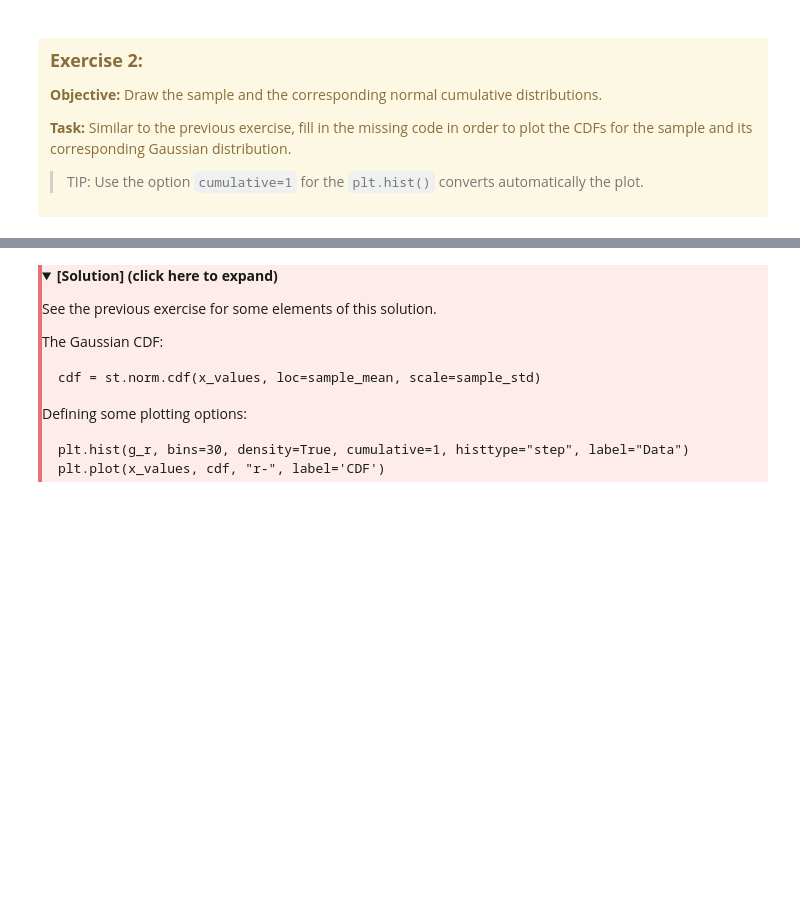
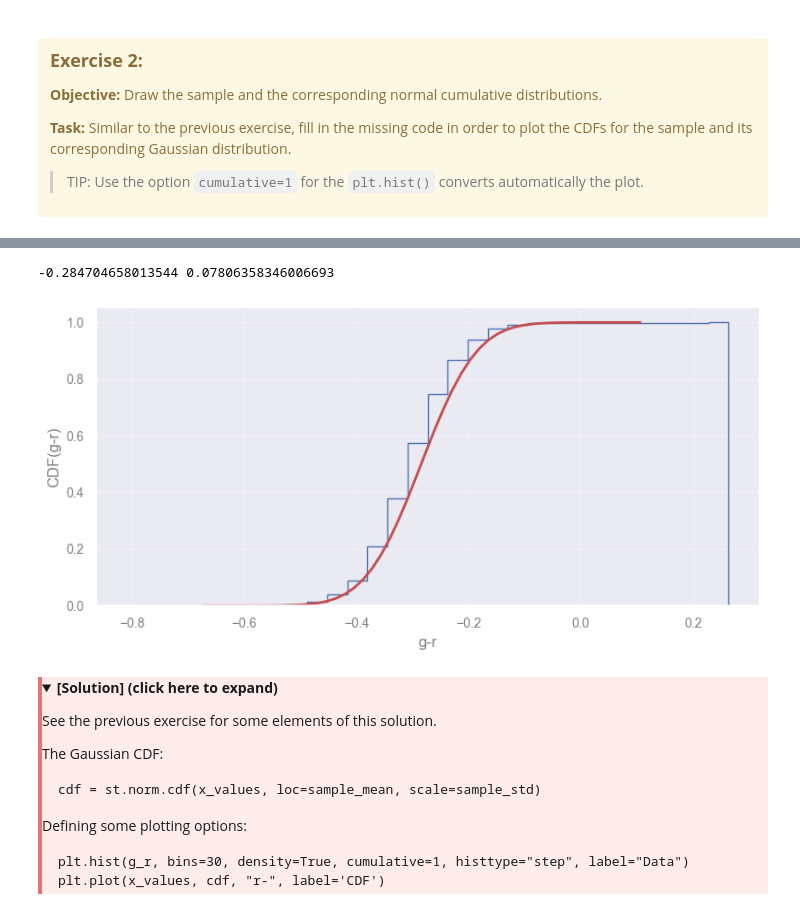
Before and after one commit to AstroStat-Academy/astrostat-school-7, a Jupyter notebook: Intro/Intro.ipynb, the cells around one changed output, grey strips where cells are left out. Drawn from its saved outputs; the diff is of its cells as text; code cells hidden in the pictures; folded sections open; blank space fills up the shorter version.

Commit message:
fixed a simple plotting bug

```diff
--- a/Intro/Intro.ipynb
+++ b/Intro/Intro.ipynb
@@ -368,3 +391,23 @@ plt.show()
+# %%
+sample_mean = np.mean(g_r)
+sample_std = np.std(g_r)
+
+print(sample_mean, sample_std)
+# let's plot 5 sigmas around the mean value...
+x_values = np.linspace(sample_mean - 5 * sample_std, sample_mean + 5 * sample_std, 50)
+
+# ...the Gaussian CDF
+cdf = st.norm.cdf(x_values, loc=sample_mean, scale=sample_std)
+
+plt.hist(g_r, bins=30, density=True,
+         cumulative=1, histtype="step", label="Data")
+plt.plot(x_values, cdf, "r-", label='CDF')
+plt.xlabel('g-r')
+plt.ylabel('CDF(g-r)')
+plt.show()
+# %% [output]
+-0.284704658013544 0.07806358346006693
+[figure, added]
 # %% [markdown]
 <div style="border-left: 4px solid #e57373; padding-left: 1em; padding-top: 1em; padding-bottom: 1em; margin: 1em 0; background: #fdecea; color: #1a1a1a;">
 <details>
```
Also changed, not shown: parts of 14 cells of this notebook, 3 other files.
